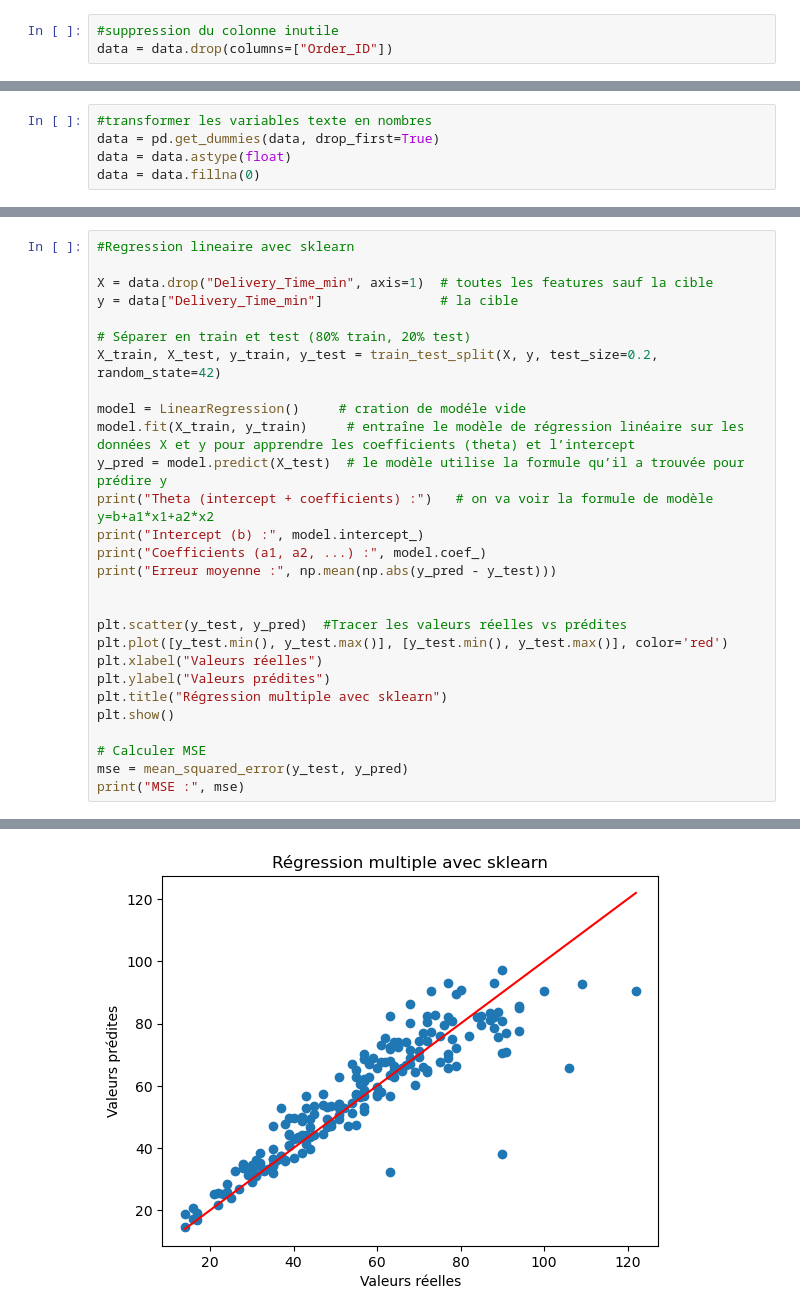
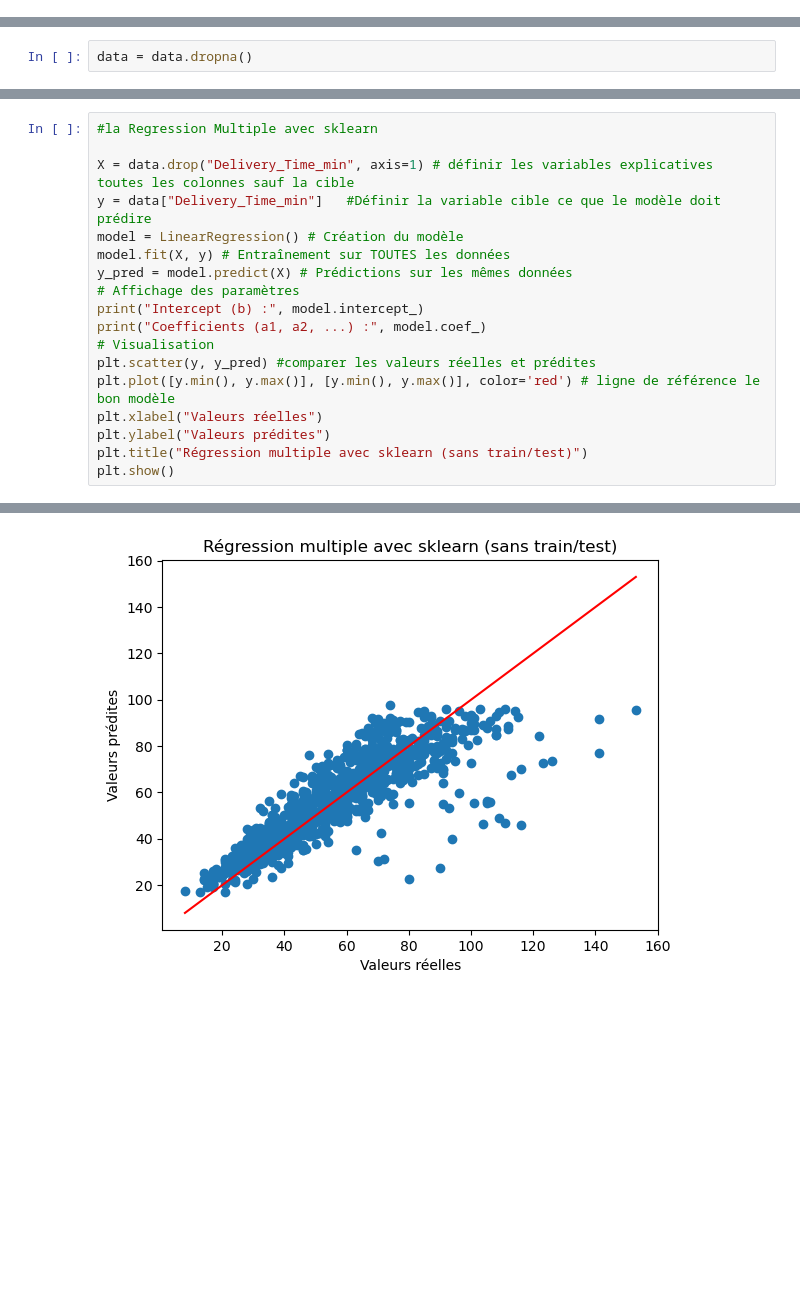
Before and after one commit to MasterGLCC/machine-learning-loubnatoubouh30-cell, a Jupyter notebook: TpRegression.ipynb, the cells around one changed output, grey strips where cells are left out. Drawn from its saved outputs; the diff is of its cells as text; blank space fills up the shorter version.

```diff
--- a/TpRegression.ipynb
+++ b/TpRegression.ipynb
@@ -73,5 +38,2 @@ print(y.shape)
 (1000,)
 (1000,)
-# %%
-#suppression du colonne inutile
-data = data.drop(columns=["Order_ID"])
@@ -94,5 +39,0 @@ data
-# %%
-#transformer les variables texte en nombres
-data = pd.get_dummies(data, drop_first=True)
-data = data.astype(float)
-data = data.fillna(0)
@@ -247,3 +98,5 @@ MSE: 158.16196727280166
+# %%
+data = data.dropna()
 # %%
 #la Regression Multiple From scratch
 
@@ -333,29 +126,19 @@ plt.show()
 # %%
-#Regression lineaire avec sklearn
+#la Regression Multiple avec sklearn
 
-X = data.drop("Delivery_Time_min", axis=1)  # toutes les features sauf la cible
-y = data["Delivery_Time_min"]               # la cible
-
-# Séparer en train et test (80% train, 20% test)
-X_train, X_test, y_train, y_test = train_test_split(X, y, test_size=0.2, random_state=42)
-
-model = LinearRegression()     # cration de modéle vide
-model.fit(X_train, y_train)     # entraîne le modèle de régression linéaire sur les données X et y pour apprendre les coefficients (theta) et l’intercept
-y_pred = model.predict(X_test)  # le modèle utilise la formule qu’il a trouvée pour prédire y
-print("Theta (intercept + coefficients) :")   # on va voir la formule de modèle y=b+a1*x1+a2*x2
+X = data.drop("Delivery_Time_min", axis=1) # définir les variables explicatives toutes les colonnes sauf la cible
+y = data["Delivery_Time_min"]   #Définir la variable cible ce que le modèle doit prédire
+model = LinearRegression() # Création du modèle
+model.fit(X, y) # Entraînement sur TOUTES les données
+y_pred = model.predict(X) # Prédictions sur les mêmes données
+# Affichage des paramètres
 print("Intercept (b) :", model.intercept_)
 print("Coefficients (a1, a2, ...) :", model.coef_)
-print("Erreur moyenne :", np.mean(np.abs(y_pred - y_test)))
-
-
-plt.scatter(y_test, y_pred)  #Tracer les valeurs réelles vs prédites
-plt.plot([y_test.min(), y_test.max()], [y_test.min(), y_test.max()], color='red')
+# Visualisation
+plt.scatter(y, y_pred) #comparer les valeurs réelles et prédites
+plt.plot([y.min(), y.max()], [y.min(), y.max()], color='red') # ligne de référence le bon modèle
 plt.xlabel("Valeurs réelles")
 plt.ylabel("Valeurs prédites")
-plt.title("Régression multiple avec sklearn")
+plt.title("Régression multiple avec sklearn (sans train/test)")
 plt.show()
-
-# Calculer MSE
-mse = mean_squared_error(y_test, y_pred)
-print("MSE :", mse)
 # %% [output]
@@ -368 +147 @@ Erreur moyenne : 5.970762292603581
-[figure, old version]
+[figure, new version]
```
Also changed, not shown: parts of 17 cells of this notebook.
